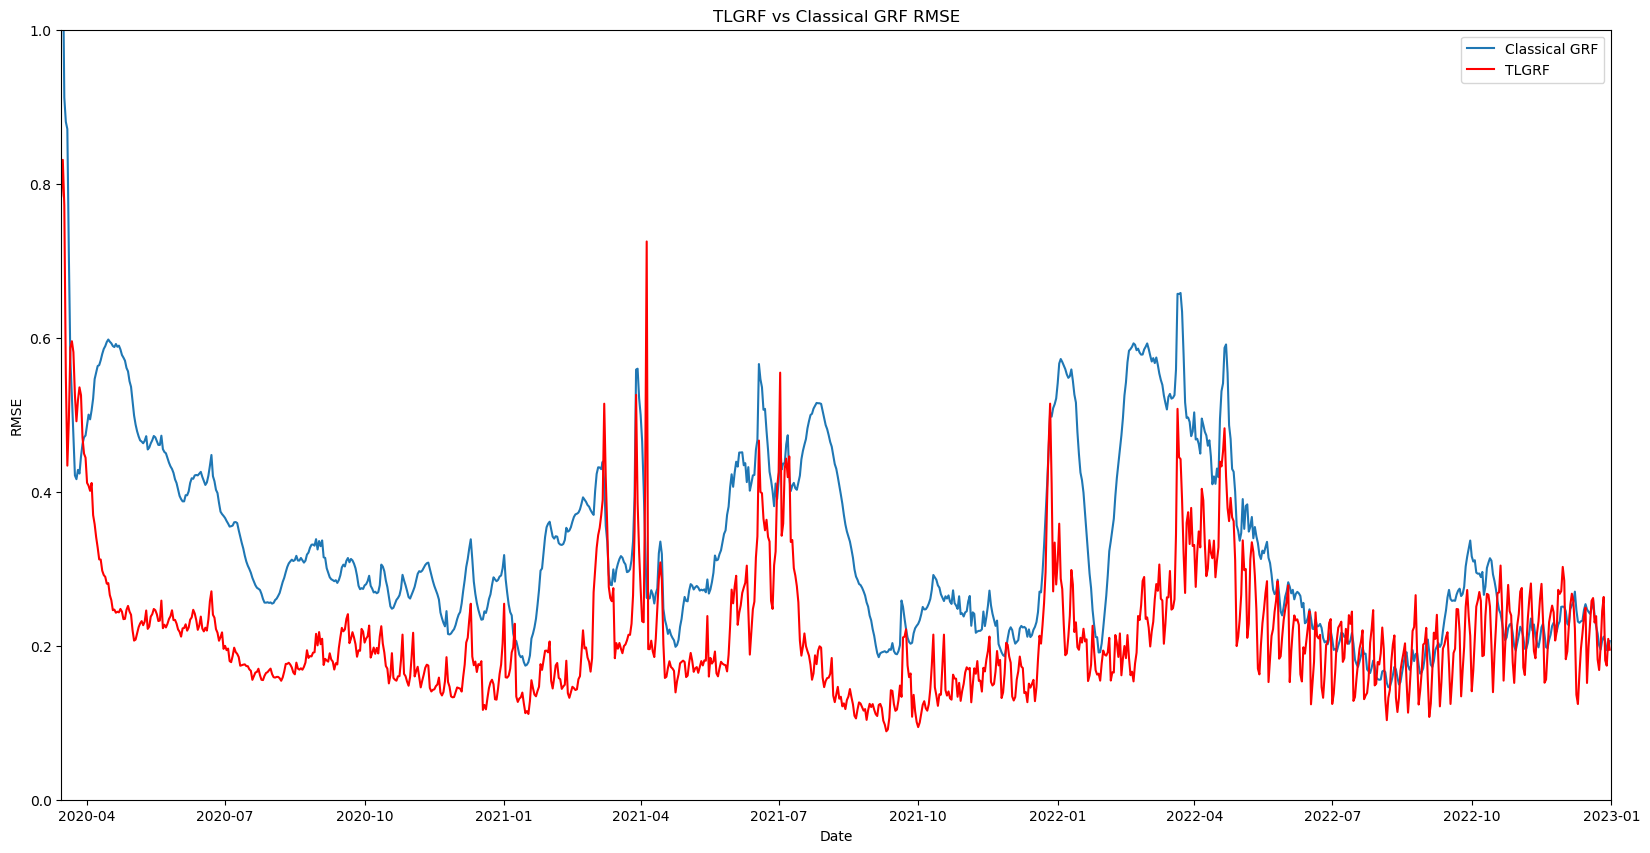
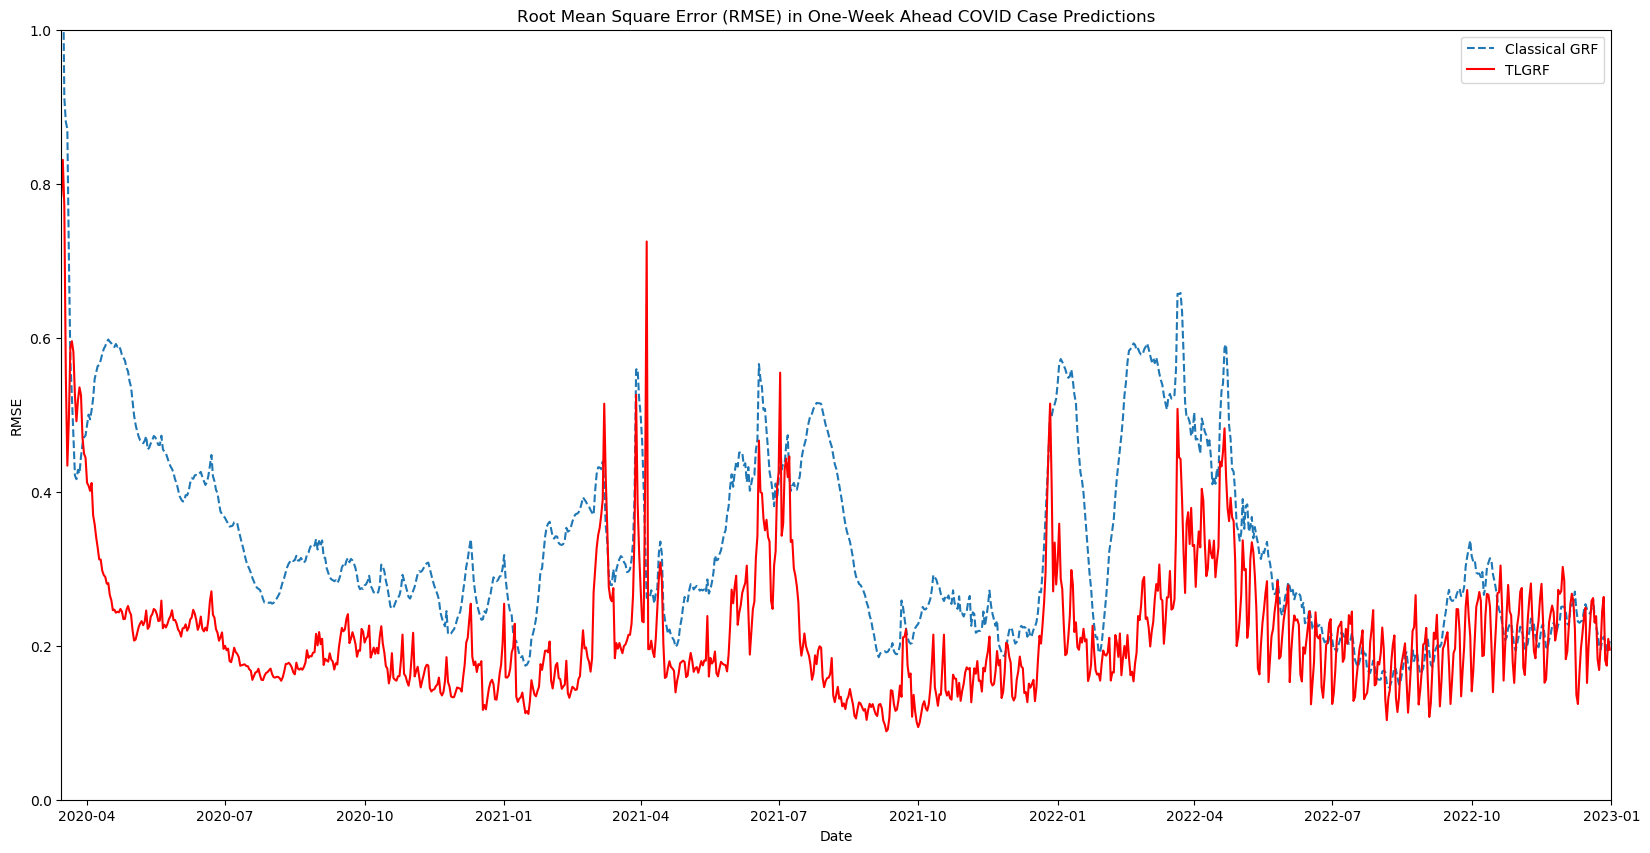
The notebook cell's code change between the first figure and the second:
--- before
+++ after
@@ -5,5 +5,5 @@
 #plt.plot(RMSE_shifted_W_time_invariant_GRF_df, label="Time Invariant Shifted W GRF")
 #plt.plot(RMSE_shifted_W_time_variant_GRF_df, label="Time Variant Shifted W GRF")
-plt.plot(RMSE_time_invariant_GRF_df, label="Classical GRF")
+plt.plot(RMSE_time_invariant_GRF_df, label="Classical GRF", linestyle="dashed")
 #plt.plot(RMSE_time_variant_GRF_df, label="Time Variant GRF")
 plt.plot(RMSE_TLGRF, label="TLGRF", color="red")
@@ -12,5 +12,5 @@
 plt.xlabel("Date")
 plt.ylabel("RMSE")
-plt.title("TLGRF vs Classical GRF RMSE")
+plt.title("Root Mean Square Error (RMSE) in One-Week Ahead COVID Case Predictions")
 plt.xlim(pd.to_datetime('2020-03-15'), pd.to_datetime('2023-01-01'))
 plt.ylim(0,1.0)

Commit: Update GRF plots